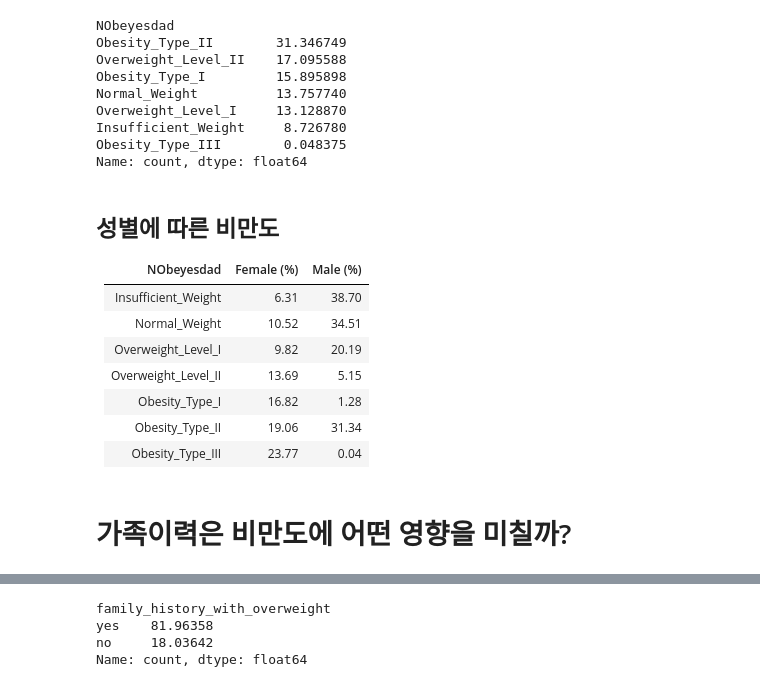
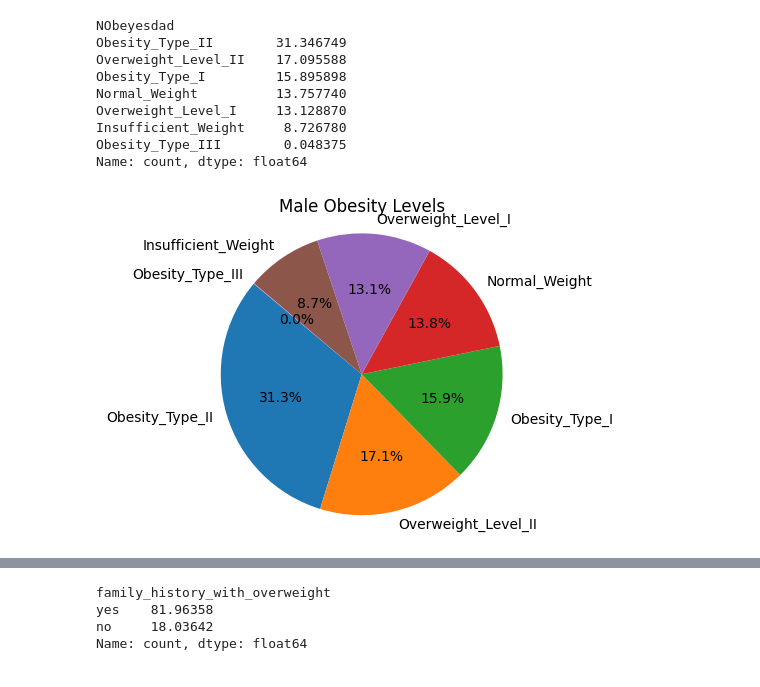
Before and after one commit to songye38/DAStudy, a Jupyter notebook: SONGYE/240225/240225_EDA.ipynb, the cells around one changed output, grey strips where cells are left out. Saved outputs shown, nothing was run; the diff lists cells and outputs as text; code cells hidden in the pictures.

```diff
--- a/SONGYE/240225/240225_EDA.ipynb
+++ b/SONGYE/240225/240225_EDA.ipynb
@@ -931,17 +709,19 @@ Overweight_Level_I     13.128870
 Insufficient_Weight     8.726780
 Obesity_Type_III        0.048375
 Name: count, dtype: float64
-# %% [markdown]
-## 성별에 따른 비만도
-
-| NObeyesdad          | Female (%) | Male (%) |
-|---------------------|------------|----------|
-| Insufficient_Weight | 6.31       | 38.70    |
-| Normal_Weight       | 10.52      | 34.51    |
-| Overweight_Level_I  | 9.82       | 20.19    |
-| Overweight_Level_II | 13.69      | 5.15     |
-| Obesity_Type_I      | 16.82      | 1.28     |
-| Obesity_Type_II     | 19.06      | 31.34    |
-| Obesity_Type_III    | 23.77      | 0.04     |
-# %% [markdown]
-# 가족이력은 비만도에 어떤 영향을 미칠까?
+# %%
+import matplotlib.pyplot as plt
+
+# 데이터 가져오기
+male_data = df[df['Gender'] == 'Male']
+male_counts = male_data['NObeyesdad'].value_counts()
+male_ratios = male_counts / len(male_data) * 100
+
+# 파이 차트 그리기
+plt.figure(figsize=(4, 4))
+plt.pie(male_ratios, labels=male_ratios.index, autopct='%1.1f%%', startangle=140)
+plt.title('Male Obesity Levels')
+plt.axis('equal')  # 원을 원형으로 유지
+plt.show()
+# %% [output]
+[figure, added]
```
Also changed, not shown: parts of 66 cells of this notebook.
